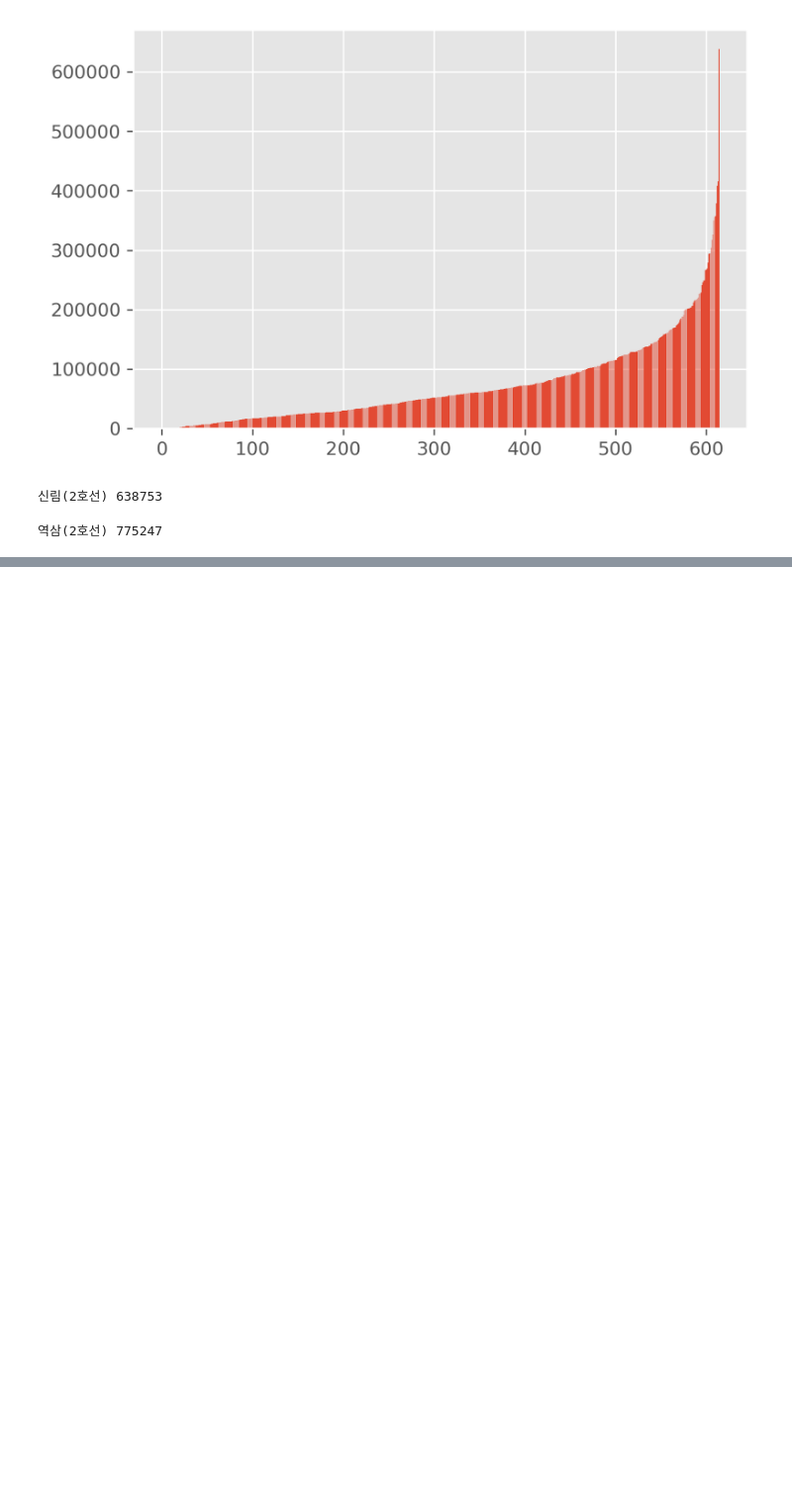
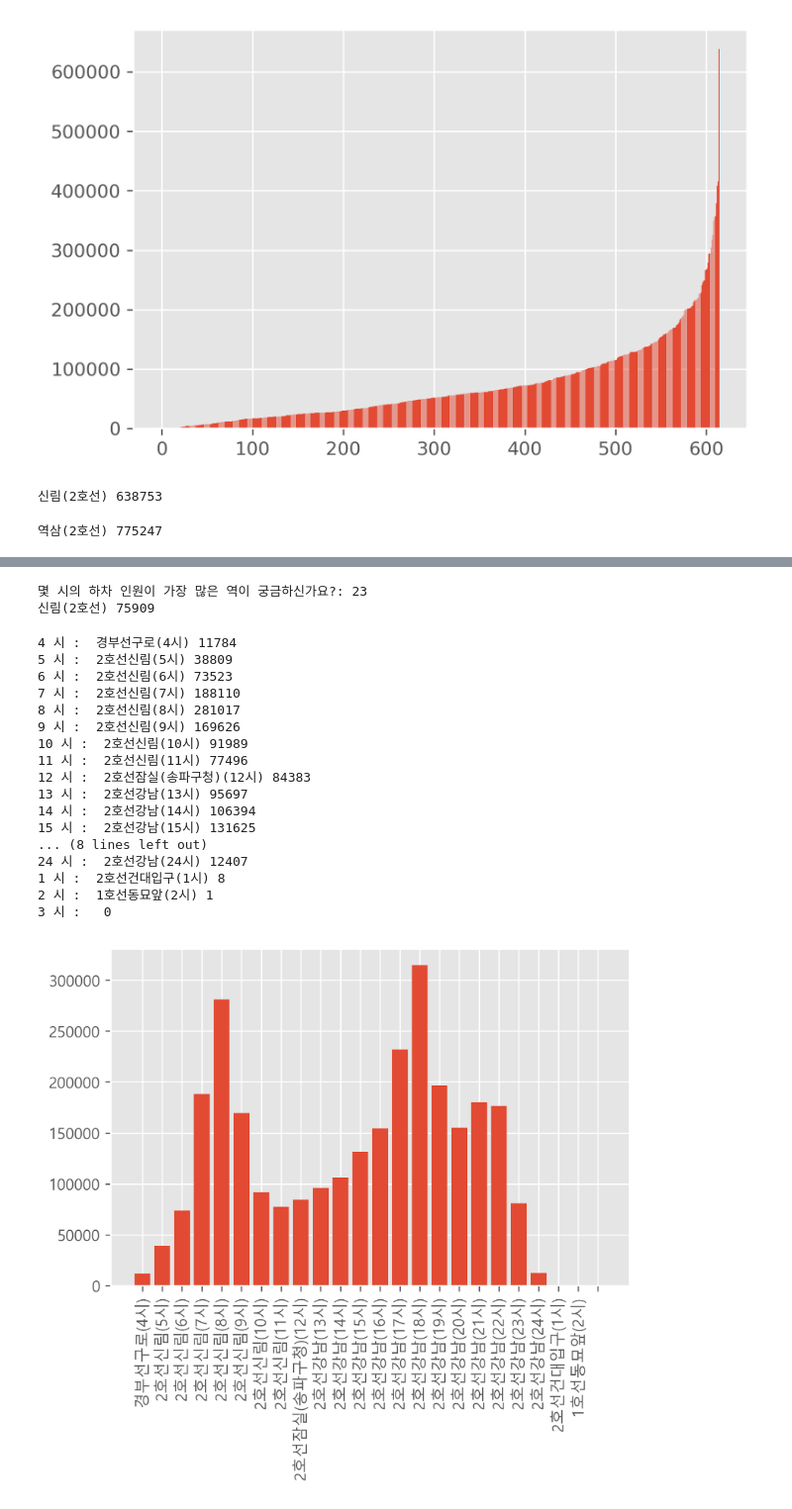
Before and after one commit to progh2/2022AIProgramming2, a Jupyter notebook: unit12.ipynb, the cells around one changed output, grey strips where cells are left out. Shown at 99% size. Saved outputs shown, nothing was run; the diff lists cells and outputs as text; code cells hidden in the pictures; blank space fills up the shorter version.

```diff
--- a/unit12.ipynb
+++ b/unit12.ipynb
@@ -187,0 +212,78 @@ print(mx_station, mx)
+# %%
+import csv
+f = open('subwaytime.csv')
+data = csv.reader(f)
+header1 = next(data)
+header2 = next(data)
+
+time = int(input("몇 시의 하차 인원이 가장 많은 역이 궁금하신가요?: "))
+
+#time = 23  # 저녁11시
+time_index = 5 + (time - 4 ) * 2
+
+mx = 0
+mx_station = ""
+
+for row in data:
+    row[4:] = map(int, row[4:])
+    in_cnt = row[time_index]
+    if mx < in_cnt:
+        mx = in_cnt
+        mx_station = row[3] + '(' + row[1] + ')'
+print(mx_station, mx)
+# %% [output]
+몇 시의 하차 인원이 가장 많은 역이 궁금하신가요?: 23
+신림(2호선) 75909
+# %%
+import csv
+f = open('subwaytime.csv')
+data = csv.reader(f)
+header1 = next(data)
+header2 = next(data)
+
+NUM = 24
+mx = [0] * NUM
+mx_station = [''] * NUM
+
+for row in data:
+    row[4:] = map(int, row[4:])
+    for j in range(24):
+        in_cnt = row[j * 2 + 4]
+        if mx[j] < in_cnt:
+            mx[j] = in_cnt
+            time = j + 4
+            if time > 24:
+                time -= 24
+            mx_station[j] = row[1] + row[3] + '(' + str(time) + '시)'
+
+for i in range(NUM):
+    time = i + 4
+    if time > 24:
+        time -= 24
+    print( time,"시 : ", mx_station[i], mx[i])
+
+import matplotlib.pyplot as plt
+plt.rc('font', family='Malgun Gothic')
+plt.figure(dpi=300)
+plt.bar(range(NUM), mx)
+plt.xticks(range(NUM), mx_station, rotation = 90)
+plt.show()
+# %% [output]
+4 시 :  경부선구로(4시) 11784
+5 시 :  2호선신림(5시) 38809
+6 시 :  2호선신림(6시) 73523
+7 시 :  2호선신림(7시) 188110
+8 시 :  2호선신림(8시) 281017
+9 시 :  2호선신림(9시) 169626
+10 시 :  2호선신림(10시) 91989
+11 시 :  2호선신림(11시) 77496
+12 시 :  2호선잠실(송파구청)(12시) 84383
+13 시 :  2호선강남(13시) 95697
+14 시 :  2호선강남(14시) 106394
+15 시 :  2호선강남(15시) 131625
+... (8 lines left out)
+24 시 :  2호선강남(24시) 12407
+1 시 :  2호선건대입구(1시) 8
+2 시 :  1호선동묘앞(2시) 1
+3 시 :   0
+[figure, added]
```
Also changed, not shown: parts of 4 cells of this notebook.
